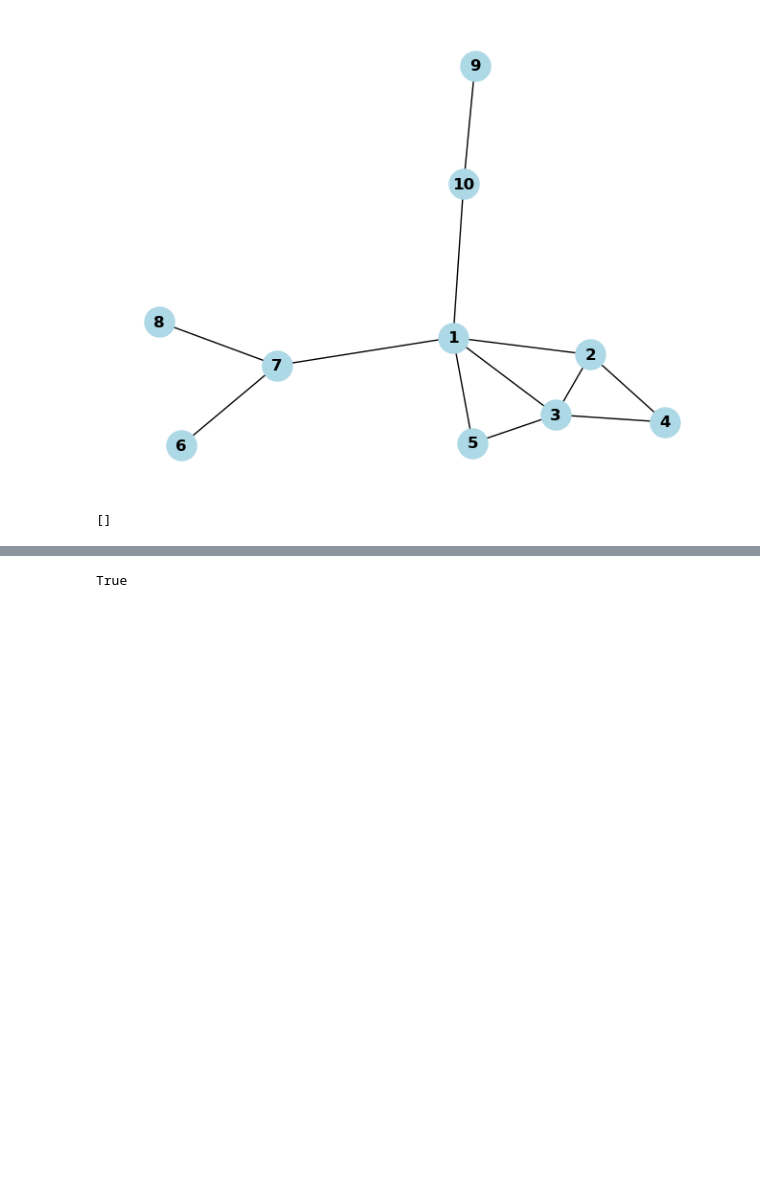
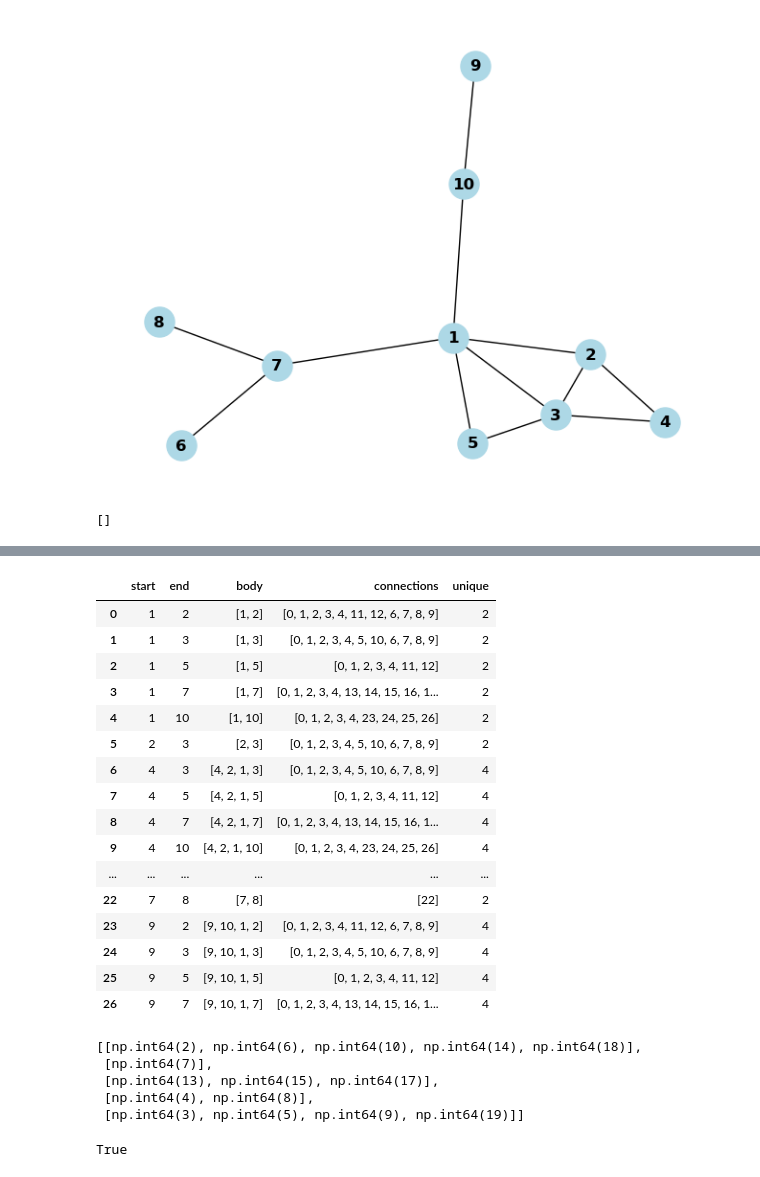
Before and after one commit to Xbostick/graph_analyzer, a Jupyter notebook: graph_analiser_v2.ipynb, the cells around one changed output, grey strips where cells are left out. Cells and saved outputs as stored; diff of their text form; code cells hidden in the pictures; blank space fills up the shorter version.

```diff
--- a/graph_analiser_v2.ipynb
+++ b/graph_analiser_v2.ipynb
@@ -358,3 +466,31 @@ unique_num
+# %%
+df
+# %% [output]
+|  | start | end | body | connections | unique |
+| 0 | 1 | 2 | [1, 2] | [0, 1, 2, 3, 4, 11, 12, 6, 7, 8, 9] | 2 |
+| 1 | 1 | 3 | [1, 3] | [0, 1, 2, 3, 4, 5, 10, 6, 7, 8, 9] | 2 |
+| 2 | 1 | 5 | [1, 5] | [0, 1, 2, 3, 4, 11, 12] | 2 |
+| 3 | 1 | 7 | [1, 7] | [0, 1, 2, 3, 4, 13, 14, 15, 16, 1... | 2 |
+| 4 | 1 | 10 | [1, 10] | [0, 1, 2, 3, 4, 23, 24, 25, 26] | 2 |
+| 5 | 2 | 3 | [2, 3] | [0, 1, 2, 3, 4, 5, 10, 6, 7, 8, 9] | 2 |
+| 6 | 4 | 3 | [4, 2, 1, 3] | [0, 1, 2, 3, 4, 5, 10, 6, 7, 8, 9] | 4 |
+| 7 | 4 | 5 | [4, 2, 1, 5] | [0, 1, 2, 3, 4, 11, 12] | 4 |
+| 8 | 4 | 7 | [4, 2, 1, 7] | [0, 1, 2, 3, 4, 13, 14, 15, 16, 1... | 4 |
+| 9 | 4 | 10 | [4, 2, 1, 10] | [0, 1, 2, 3, 4, 23, 24, 25, 26] | 4 |
+| ... | ... | ... | ... | ... | ... |
+| 22 | 7 | 8 | [7, 8] | [22] | 2 |
+| 23 | 9 | 2 | [9, 10, 1, 2] | [0, 1, 2, 3, 4, 11, 12, 6, 7, 8, 9] | 4 |
+| 24 | 9 | 3 | [9, 10, 1, 3] | [0, 1, 2, 3, 4, 5, 10, 6, 7, 8, 9] | 4 |
+| 25 | 9 | 5 | [9, 10, 1, 5] | [0, 1, 2, 3, 4, 11, 12] | 4 |
+| 26 | 9 | 7 | [9, 10, 1, 7] | [0, 1, 2, 3, 4, 13, 14, 15, 16, 1... | 4 |
+# %%
+problems
+# %% [output]
+[[np.int64(2), np.int64(6), np.int64(10), np.int64(14), np.int64(18)],
+ [np.int64(7)],
+ [np.int64(13), np.int64(15), np.int64(17)],
+ [np.int64(4), np.int64(8)],
+ [np.int64(3), np.int64(5), np.int64(9), np.int64(19)]]
 # %%
 # %% [output]
 True
```
Also changed, not shown: parts of 9 cells of this notebook, 1 other file.
